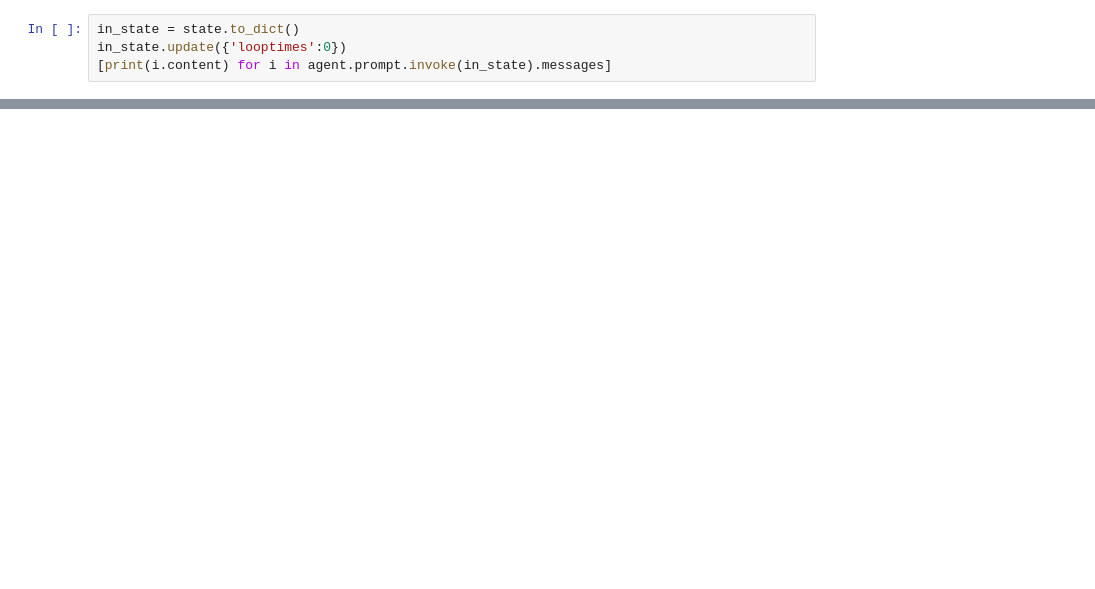
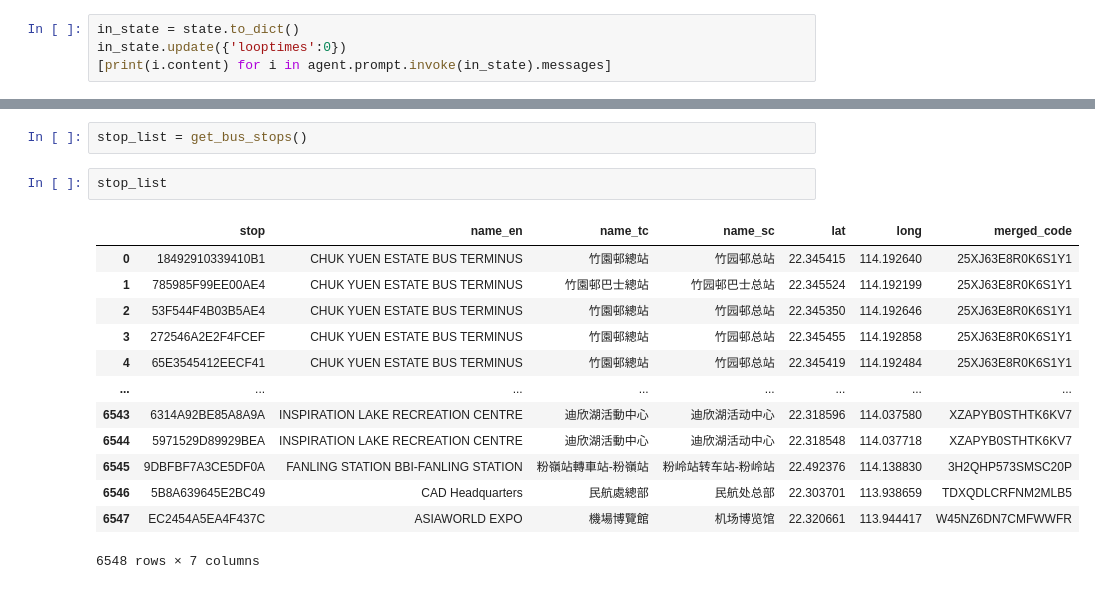
Before and after one commit to cupkappu/luxun_robot, a Jupyter notebook: perceive_module.ipynb, the cells around one changed output, grey strips where cells are left out. Saved outputs shown, nothing was run; the diff lists cells and outputs as text; blank space fills up the shorter version.

```diff
--- a/perceive_module.ipynb
+++ b/perceive_module.ipynb
@@ -223,0 +255,18 @@ TypeError: bus_info_agent_factory() missing 1 required positional argument: 'llm
+# %%
+stop_list = get_bus_stops()
+# %%
+stop_list
+# %% [output]
+|  | stop | name_en | name_tc | name_sc | lat | long | merged_code |
+| 0 | 18492910339410B1 | CHUK YUEN ESTATE BUS TERMINUS | 竹園邨總站 | 竹园邨总站 | 22.345415 | 114.192640 | 25XJ63E8R0K6S1Y1 |
+| 1 | 785985F99EE00AE4 | CHUK YUEN ESTATE BUS TERMINUS | 竹園邨巴士總站 | 竹园邨巴士总站 | 22.345524 | 114.192199 | 25XJ63E8R0K6S1Y1 |
+| 2 | 53F544F4B03B5AE4 | CHUK YUEN ESTATE BUS TERMINUS | 竹園邨總站 | 竹园邨总站 | 22.345350 | 114.192646 | 25XJ63E8R0K6S1Y1 |
+| 3 | 272546A2E2F4FCEF | CHUK YUEN ESTATE BUS TERMINUS | 竹園邨總站 | 竹园邨总站 | 22.345455 | 114.192858 | 25XJ63E8R0K6S1Y1 |
+| 4 | 65E3545412EECF41 | CHUK YUEN ESTATE BUS TERMINUS | 竹園邨總站 | 竹园邨总站 | 22.345419 | 114.192484 | 25XJ63E8R0K6S1Y1 |
+| ... | ... | ... | ... | ... | ... | ... | ... |
+| 6543 | 6314A92BE85A8A9A | INSPIRATION LAKE RECREATION CENTRE | 迪欣湖活動中心 | 迪欣湖活动中心 | 22.318596 | 114.037580 | XZAPYB0STHTK6KV7 |
+| 6544 | 5971529D89929BEA | INSPIRATION LAKE RECREATION CENTRE | 迪欣湖活動中心 | 迪欣湖活动中心 | 22.318548 | 114.037718 | XZAPYB0STHTK6KV7 |
+| 6545 | 9DBFBF7A3CE5DF0A | FANLING STATION BBI-FANLING STATION | 粉嶺站轉車站-粉嶺站 | 粉岭站转车站-粉岭站 | 22.492376 | 114.138830 | 3H2QHP573SMSC20P |
+| 6546 | 5B8A639645E2BC49 | CAD Headquarters | 民航處總部 | 民航处总部 | 22.303701 | 113.938659 | TDXQDLCRFNM2MLB5 |
+| 6547 | EC2454A5EA4F437C | ASIAWORLD EXPO | 機場博覽館 | 机场博览馆 | 22.320661 | 113.944417 | W45NZ6DN7CMFWWFR |
+6548 rows × 7 columns
```
Also changed, not shown: parts of 14 cells of this notebook, 5 other files.
